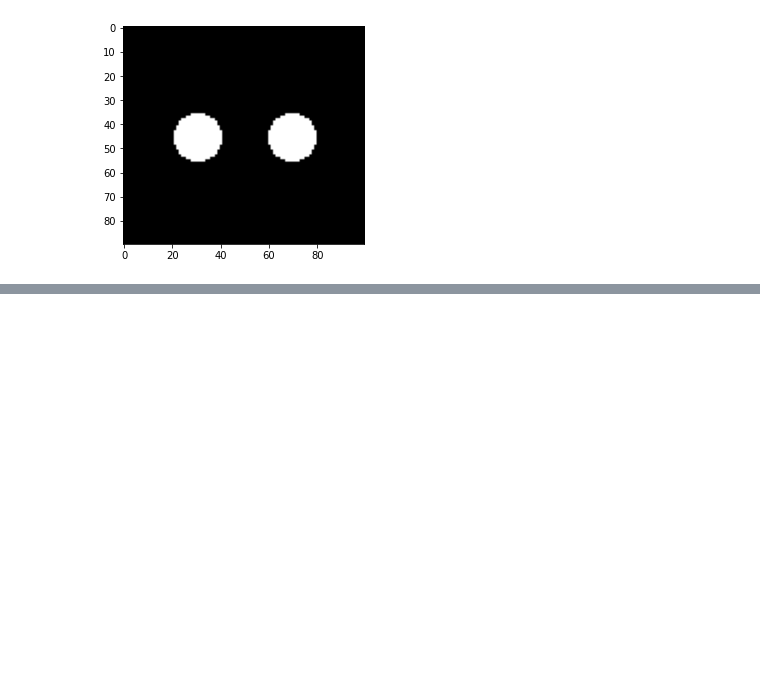
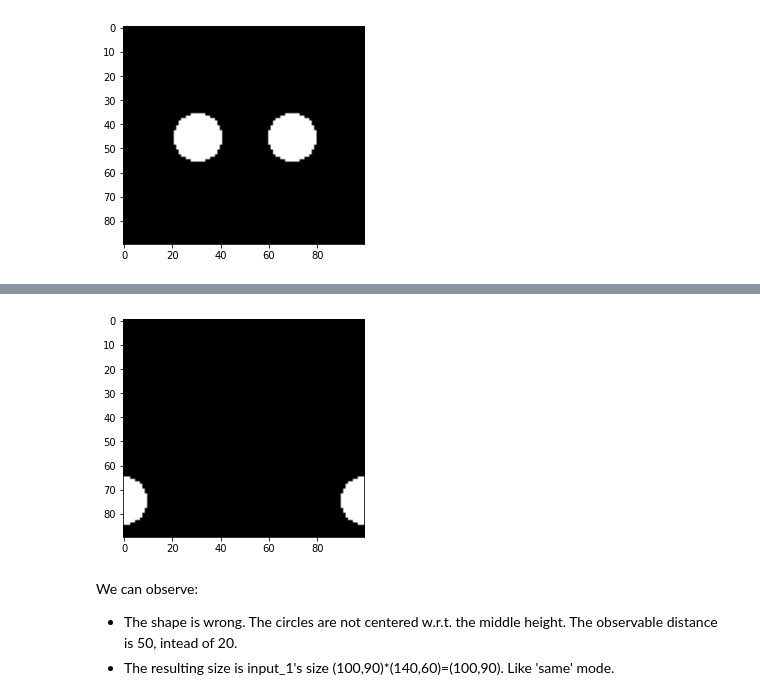
Before and after one commit to olivierleblanc/diffusercam, a Jupyter notebook: bernat/disk_convolution.ipynb, the cells around one changed output, grey strips where cells are left out. Cells and saved outputs as stored; diff of their text form; code cells hidden in the pictures; blank space fills up the shorter version.

Commit message:
disk_convolution

```diff
--- a/bernat/disk_convolution.ipynb
+++ b/bernat/disk_convolution.ipynb
@@ -189,0 +232,17 @@ The results are:
+# %%
+# Compute 2D convolution y(t)=x(t)*h(t)
+y=np.zeros((len(x),len(x[0])), dtype=float)
+for m in range(len(x)):
+    for n in range(len(x[0])):
+        for i in range(len(d)):
+            for j in range(len(d)):
+                y[m,n]=y[m,n]+d[i,j]*x[m-i,n-j]
+
+plt.imshow(y, cmap='gray')
+plt.show()
+# %% [output]
+[figure, added]
+# %% [markdown]
+We can observe:
+ - The shape is wrong. The circles are not centered w.r.t. the middle height. The observable distance is 50, intead of 20.
+ - The resulting size is input_1's size (100,90)*(140,60)=(100,90). Like 'same' mode.
```
Also changed, not shown: parts of 6 cells of this notebook.
